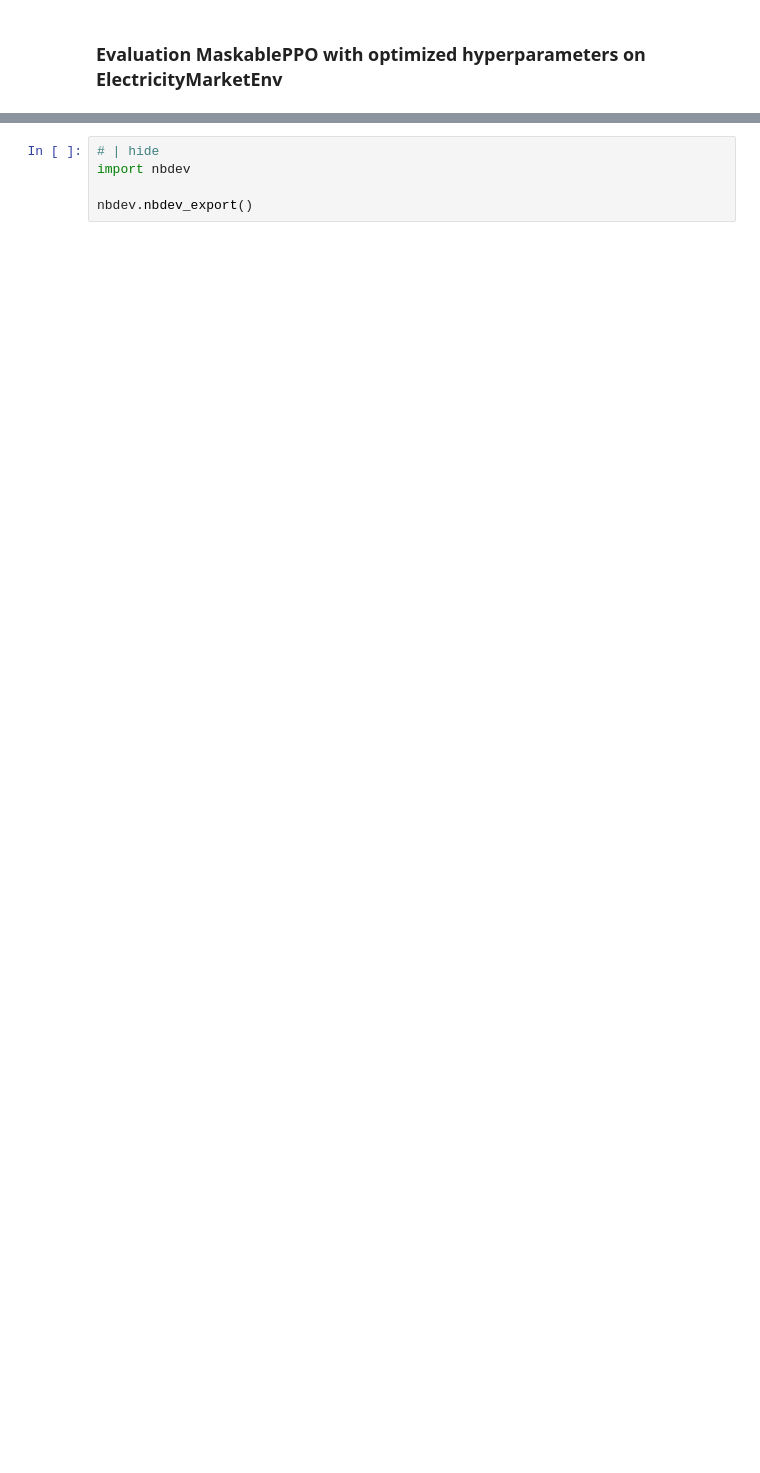
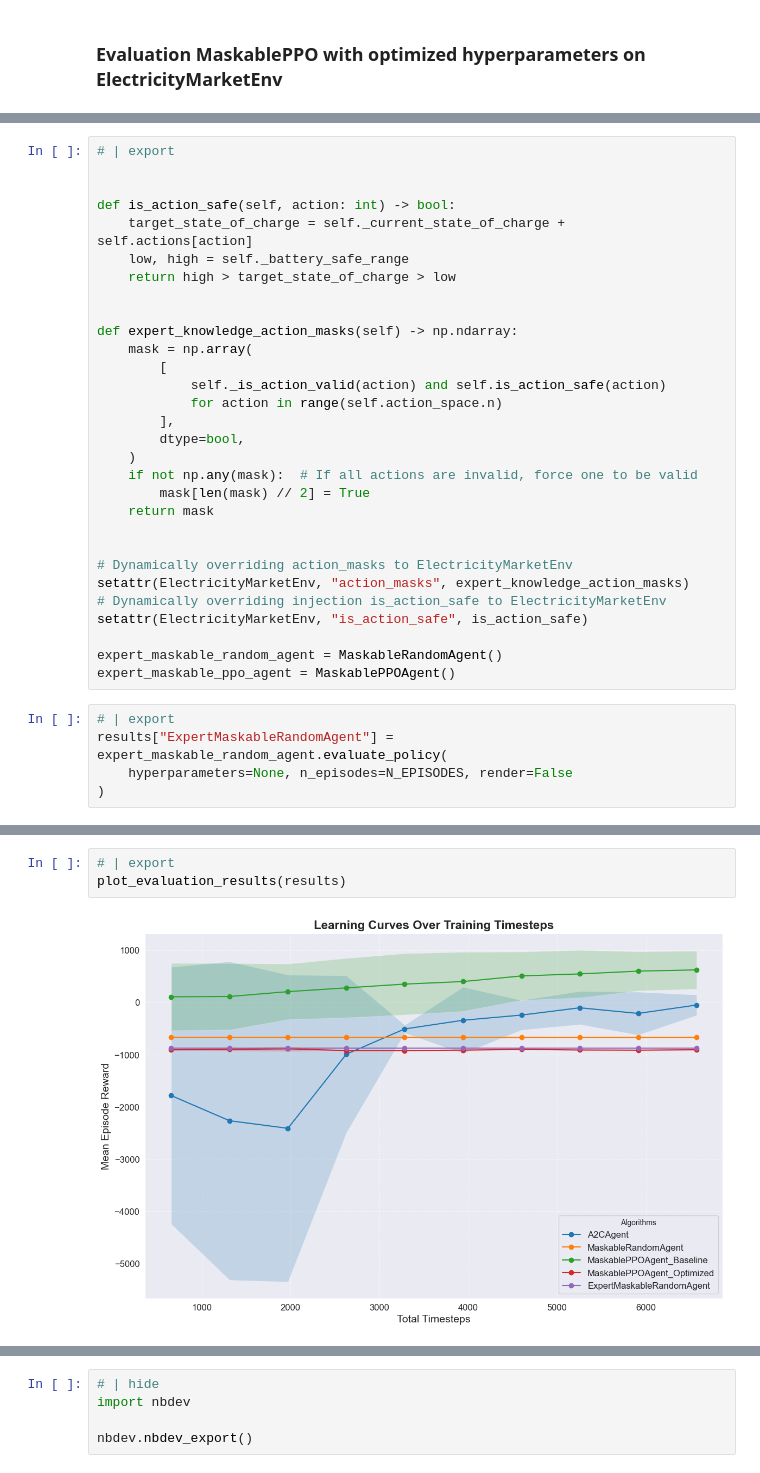
Before and after one commit to techofer/02360018_final_project, a Jupyter notebook: nbs/01_electricity_market_player.ipynb, the cells around one changed output, grey strips where cells are left out. Drawn from its saved outputs; the diff is of its cells as text; blank space fills up the shorter version.

```diff
--- a/nbs/01_electricity_market_player.ipynb
+++ b/nbs/01_electricity_market_player.ipynb
@@ -665,0 +816,35 @@ plot_evaluation_results(results)
+# %%
+# | export
+
+
+def is_action_safe(self, action: int) -> bool:
+    target_state_of_charge = self._current_state_of_charge + self.actions[action]
+    low, high = self._battery_safe_range
+    return high > target_state_of_charge > low
+
+
+def expert_knowledge_action_masks(self) -> np.ndarray:
+    mask = np.array(
+        [
+            self._is_action_valid(action) and self.is_action_safe(action)
+            for action in range(self.action_space.n)
+        ],
+        dtype=bool,
+    )
+    if not np.any(mask):  # If all actions are invalid, force one to be valid
+        mask[len(mask) // 2] = True
+    return mask
+
+
+# Dynamically overriding action_masks to ElectricityMarketEnv
+setattr(ElectricityMarketEnv, "action_masks", expert_knowledge_action_masks)
+# Dynamically overriding injection is_action_safe to ElectricityMarketEnv
+setattr(ElectricityMarketEnv, "is_action_safe", is_action_safe)
+
+expert_maskable_random_agent = MaskableRandomAgent()
+expert_maskable_ppo_agent = MaskablePPOAgent()
+# %%
+# | export
+results["ExpertMaskableRandomAgent"] = expert_maskable_random_agent.evaluate_policy(
+    hyperparameters=None, n_episodes=N_EPISODES, render=False
+)
@@ -665,0 +869,5 @@ plot_evaluation_results(results)
+# %%
+# | export
+plot_evaluation_results(results)
+# %% [output]
+[figure, added]
```
Also changed, not shown: parts of 21 cells of this notebook, 5 other files.
